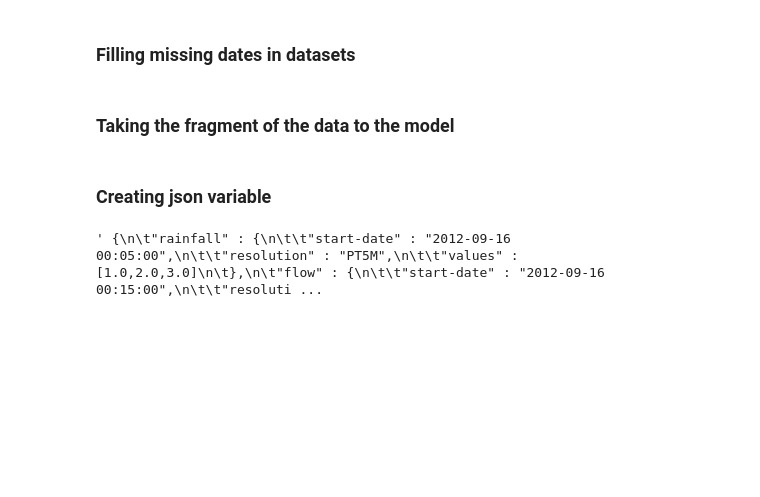
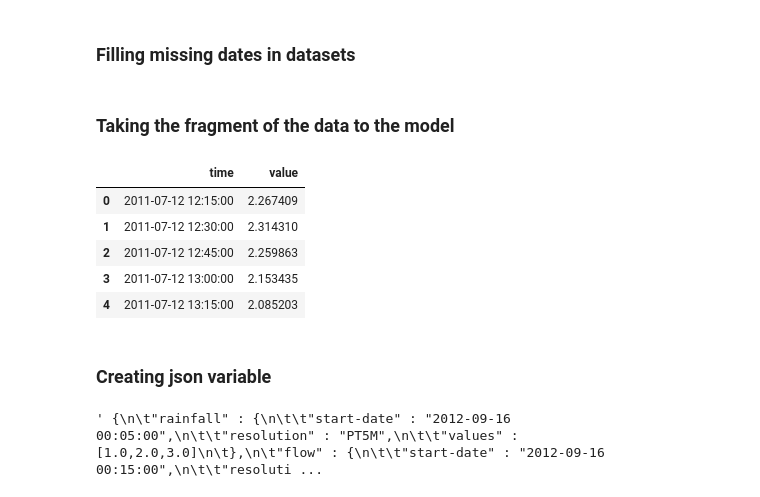
Before and after one commit to klangner/borsuk, a Jupyter notebook: examples/enevelope-visualisation.ipynb, the cells around one changed output. Drawn from its saved outputs; the diff is of its cells as text; code cells hidden in the pictures; blank space fills up the shorter version.

```diff
--- a/examples/enevelope-visualisation.ipynb
+++ b/examples/enevelope-visualisation.ipynb
@@ -60,10 +61,19 @@ df_flow = df_flow.fillna(-1)
 # %% [markdown]
 ### Taking the fragment of the data to the model
 # %%
-split_rain = df_rain[(df_rain['time'] > '2012-09-16 00:00:00')]
-split_rain = split_rain[(split_rain['time'] < '2016-4-9 00:00:00')]
-split_flow = df_flow[(df_flow['time'] > '2012-09-16 00:00:00')]
-split_flow = split_flow[(split_flow['time'] < '2016-4-9 00:00:00')]
+split_rain = df_rain[(df_rain['time'] > '2012-09-15 00:07:25')]
+#split_rain = split_rain[(split_rain['time'] < '2016-4-9 00:00:00')]
+split_flow = df_flow[(df_flow['time'] > '2011-07-12 12:00:00')]
+#split_flow = split_flow[(split_flow['time'] < '2016-4-9 00:00:00')]
+# %%
+split_flow.head()
+# %% [output]
+|  | time | value |
+| 0 | 2011-07-12 12:15:00 | 2.267409 |
+| 1 | 2011-07-12 12:30:00 | 2.314310 |
+| 2 | 2011-07-12 12:45:00 | 2.259863 |
+| 3 | 2011-07-12 13:00:00 | 2.153435 |
+| 4 | 2011-07-12 13:15:00 | 2.085203 |
 # %% [markdown]
 ### Creating json variable
 # %%
```
Also changed, not shown: parts of 31 cells of this notebook.
